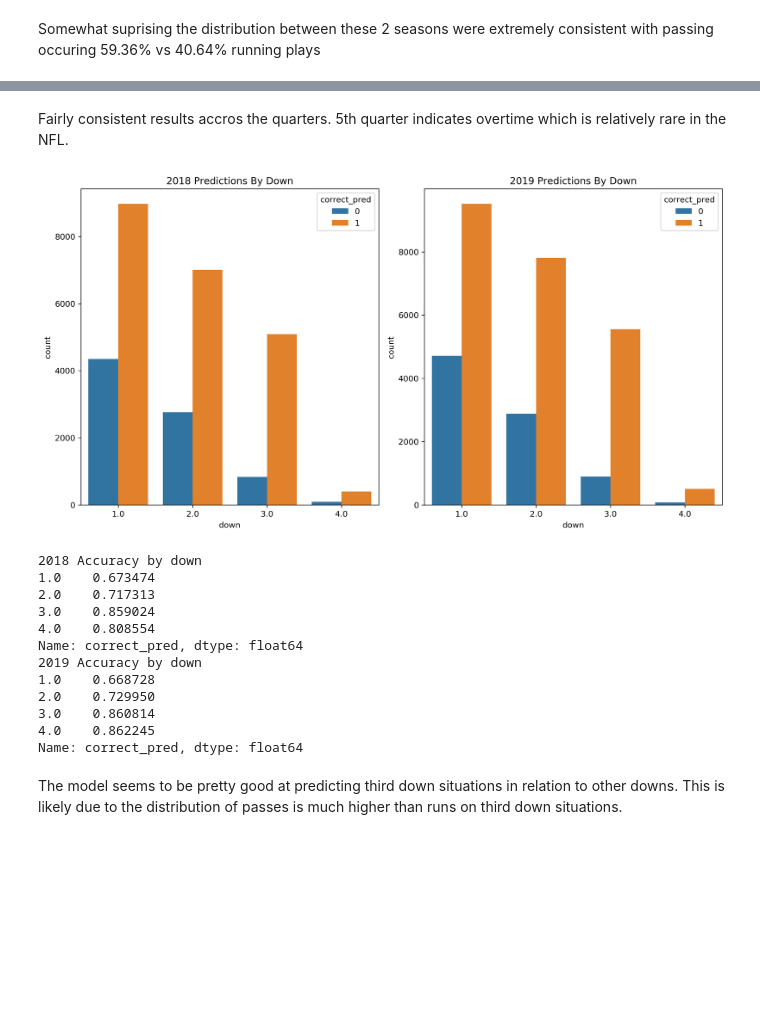
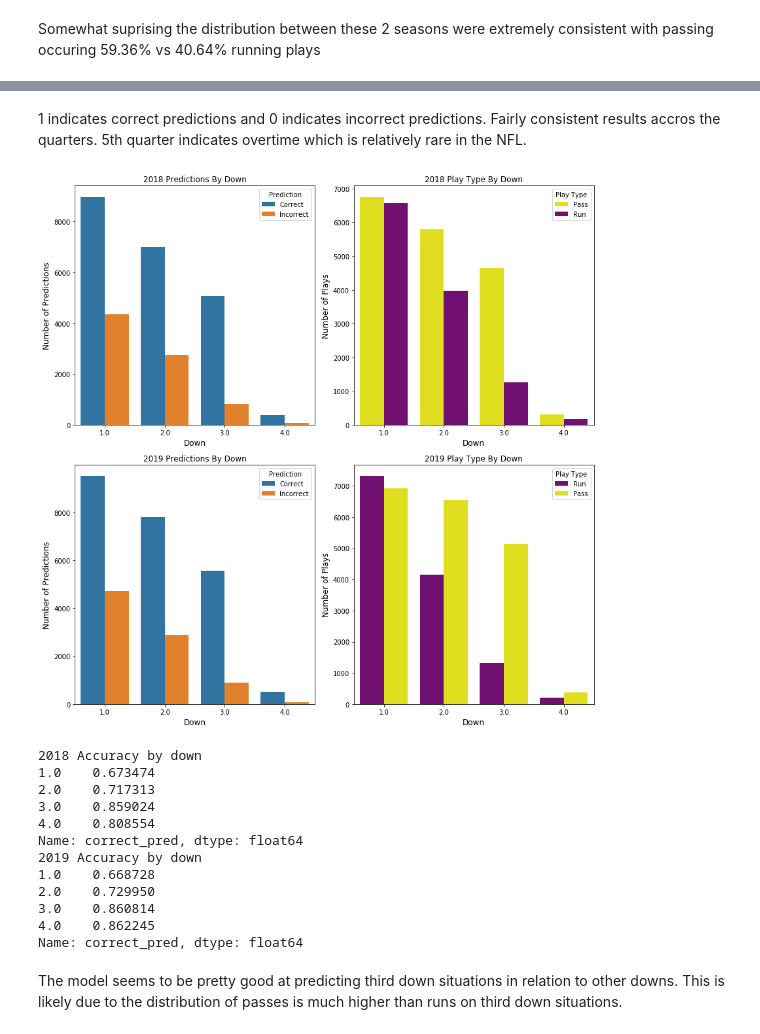
Before and after one commit to ginosacco/nfl_play_predictions_capstone, a Jupyter notebook: Capstone Part 4 - Interpreting Results.ipynb, the cells around one changed output, grey strips where cells are left out. Cells and saved outputs as stored; diff of their text form; code cells hidden in the pictures; blank space fills up the shorter version.

```diff
--- a/Capstone Part 4 - Interpreting Results.ipynb
+++ b/Capstone Part 4 - Interpreting Results.ipynb
@@ -113,51 +120,85 @@ Name: correct_pred, dtype: float64
 5    0.677966
 Name: correct_pred, dtype: float64
 # %% [markdown]
-Fairly consistent results accros the quarters. 5th quarter indicates overtime which is relatively rare in the NFL.
+1 indicates correct predictions and 0 indicates incorrect predictions. Fairly consistent results accros the quarters. 5th quarter indicates overtime which is relatively rare in the NFL.
 # %%
 ## Plot the 2018 predictions by Down
 
 df_down_2018 = df_2018.groupby(['down']).correct_pred.value_counts()
 
 df_down_2018 = pd.DataFrame(df_down_2018)
 df_down_2018.rename(columns={'correct_pred' : 'count'}, inplace=True)
 df_down_2018.reset_index(inplace=True)
+df_down_2018['Prediction'] = df_down_2018['correct_pred'].map({0 : 'Incorrect',
+                                                               1 : 'Correct'})
+
 
 ## plot the 2019 prediction by Down
 
 df_down_2019 = df_2019.groupby(['down']).correct_pred.value_counts()
 
 df_down_2019 = pd.DataFrame(df_down_2019)
 df_down_2019.rename(columns={'correct_pred' : 'count'}, inplace=True)
 df_down_2019.reset_index(inplace=True)
+df_down_2019['Prediction'] = df_down_2019['correct_pred'].map({0 : 'Incorrect',
+                                                               1 : 'Correct'})
 
-## Create subplot of both years predicted
+## Plot 2018 play distribution by down
+
+df_play_type_down_2018 = df_2018.groupby(['down']).play_type.value_counts()
+
+df_play_type_down_2018 = pd.DataFrame(df_play_type_down_2018)
+df_play_type_down_2018.rename(columns={'play_type' : 'count'}, inplace=True)
+df_play_type_down_2018.reset_index(inplace=True)
+df_play_type_down_2018['Play Type'] = df_play_type_down_2018['play_type'].map({0 : 'Run',
+                                                               1 : 'Pass'})
+
+## Plot 2019 play distribution by down
+
+df_play_type_down_2019 = df_2019.groupby(['down']).play_type.value_counts()
+
+df_play_type_down_2019 = pd.DataFrame(df_play_type_down_2019)
+df_play_type_down_2019.rename(columns={'play_type' : 'count'}, inplace=True)
+df_play_type_down_2019.reset_index(inplace=True)
+df_play_type_down_2019['Play Type'] = df_play_type_down_2019['play_type'].map({0 : 'Run',
+                                                               1 : 'Pass'})
+
+## Create subplot of both years predicted along with the distribution of plays across the downs
+
+palette ={"Run":"purple","Pass":"yellow"}
 
 plt.figure(figsize=(12,12))
 plt.subplot(2,2,1)
 plt.title('2018 Predictions By Down')
-sns.barplot(x='down', y= 'count', data=df_down_2018, hue='correct_pred')
+sns.barplot(x='down', y= 'count', data=df_down_2018, hue='Prediction')
+plt.ylabel('Number of Predictions', fontsize=12)
+plt.xlabel('Down', fontsize=12)
+
+plt.subplot(2,2,3)
+plt.title('2019 Predictions By Down')
+sns.barplot(x='down', y= 'count', data=df_down_2019, hue='Prediction')
+plt.ylabel('Number of Predictions', fontsize=12)
+plt.xlabel('Down', fontsize=12)
 
 plt.subplot(2,2,2)
-plt.title('2019 Predictions By Down')
-sns.barplot(x='down', y= 'count', data=df_down_2019, hue='correct_pred')
+plt.title('2018 Play Type By Down')
+sns.barplot(x='down', y= 'count', data=df_play_type_down_2018, hue='Play Type', palette=palette)
+plt.ylabel('Number of Plays', fontsize=12)
+plt.xlabel('Down', fontsize=12)
 
-# plt.subplot(2,2,3)
-# plt.title('2019 Predictions By Down')
-# sns.barplot(x='down', y= 'count', data=df_down_2019, hue='correct_pred')
-
-# plt.subplot(2,2,4)
-# plt.title('2019 Predictions By Down')
-# sns.barplot(x='down', y= 'count', data=df_down_2019, hue='correct_pred')
-
+plt.subplot(2,2,4)
+plt.title('2019 Play Type By Down')
+sns.barplot(x='down', y= 'count', data=df_play_type_down_2019, hue='Play Type', palette=palette)
+plt.ylabel('Number of Plays', fontsize=12)
+plt.xlabel('Down', fontsize=12)
 
 plt.tight_layout()
 plt.show()
 
 print('2018 Accuracy by', df_2018.groupby(['down']).correct_pred.mean())
 print('2019 Accuracy by', df_2019.groupby(['down']).correct_pred.mean())
 # %% [output]
-[figure, old version]
+[figure, new version]
 2018 Accuracy by down
 1.0    0.673474
 2.0    0.717313
```
Also changed, not shown: parts of 26 cells of this notebook.
